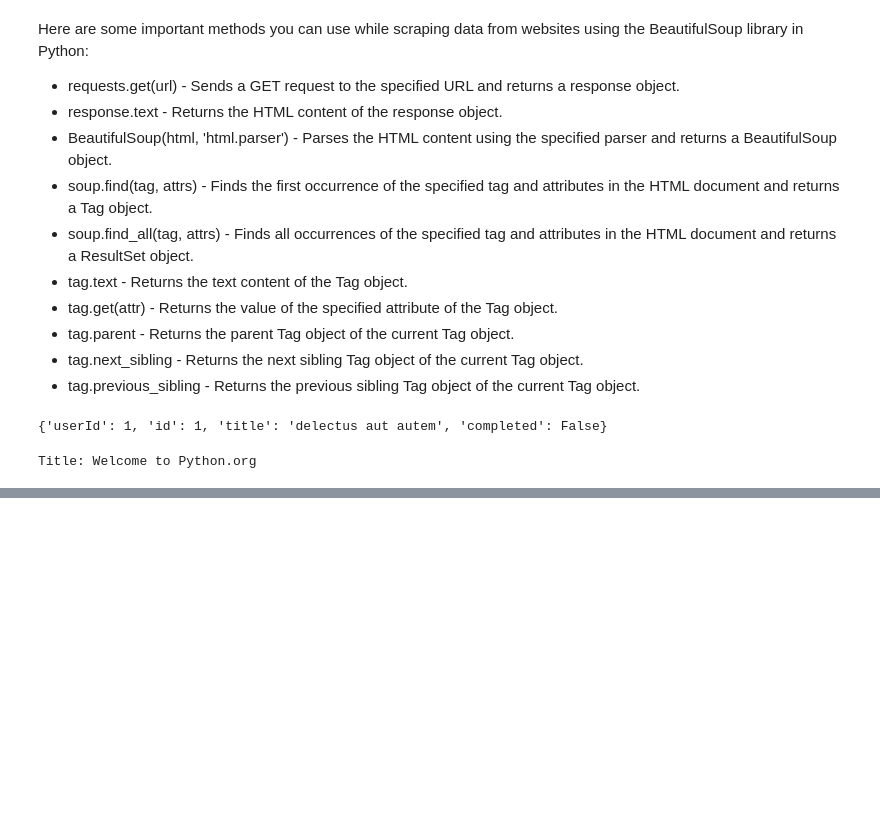
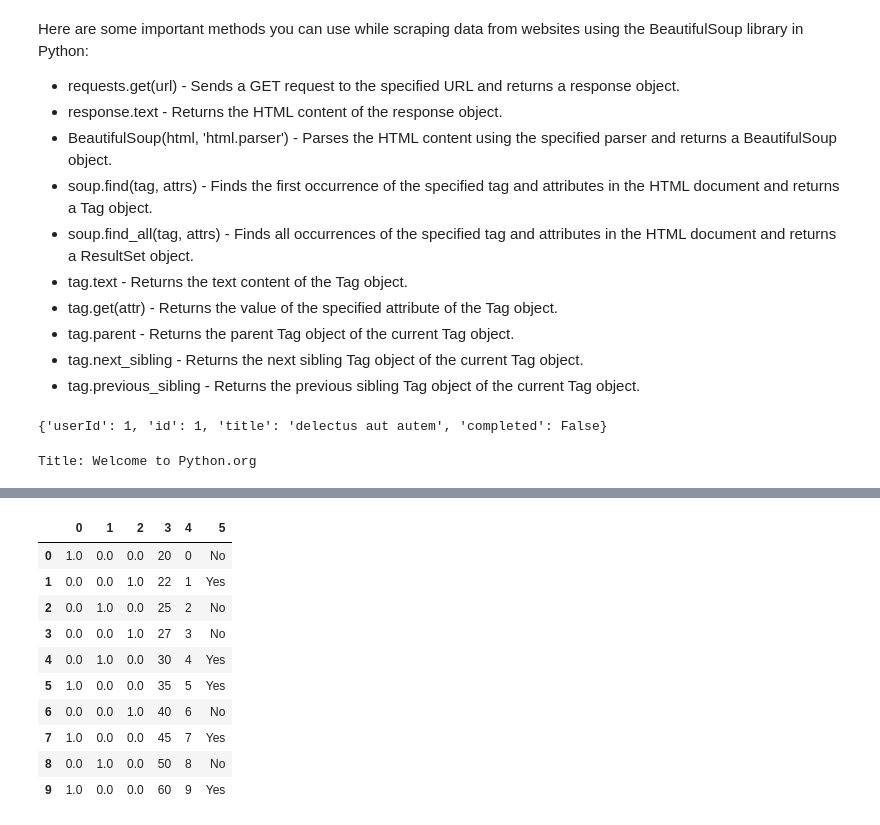
Before and after one commit to Prashantkr57/Python-for-Data-Analyst, a Jupyter notebook: Python_for_Data_Analyst.ipynb, the cells around one changed output, grey strips where cells are left out. Drawn from its saved outputs; the diff is of its cells as text; code cells hidden in the pictures; blank space fills up the shorter version.

```diff
--- a/Python_for_Data_Analyst.ipynb
+++ b/Python_for_Data_Analyst.ipynb
@@ -580,0 +625,17 @@ Title: Welcome to Python.org
+# %%
+# Importing the libraries
+import numpy as np
+import pandas as pd
+
+# Generate the dataset
+dataset = pd.DataFrame({
+    'age': [20, 22, 25, 27, 30, 35, 40, 45, 50, 60],
+    'salary': [25000, 35000, 45000, 55000, 65000, 75000, 85000, 95000, 105000, 120000],
+    'country': ['France', 'Spain', 'Germany', 'Spain', 'Germany', 'France', 'Spain', 'France', 'Germany', 'France'],
+    'purchased': ['No', 'Yes', 'No', 'No', 'Yes', 'Yes', 'No', 'Yes', 'No', 'Yes']
+})
+
+# Taking care of missing data
+print(dataset.isnull().sum()) # check if there is any missing data
+# No missing data found in this dataset, so no need to take care of missing data.
+dataset
@@ -580,0 +659,8 @@ Title: Welcome to Python.org
+# %%
+# Encoding categorical data
+from sklearn.preprocessing import LabelEncoder, OneHotEncoder
+from sklearn.compose import ColumnTransformer
+
+labelencoder_X = LabelEncoder()
+dataset['country'] = labelencoder_X.fit_transform(dataset['country'])
+dataset
@@ -580,0 +679,21 @@ Title: Welcome to Python.org
+# %%
+# one hot encoding for country column
+ct = ColumnTransformer([("Country", OneHotEncoder(), [2])], remainder = 'passthrough')
+dataset = ct.fit_transform(dataset)
+dataset = pd.DataFrame(dataset)
+
+labelencoder_y = LabelEncoder()
+dataset[4] = labelencoder_y.fit_transform(dataset[4])
+dataset
+# %% [output]
+|  | 0 | 1 | 2 | 3 | 4 | 5 |
+| 0 | 1.0 | 0.0 | 0.0 | 20 | 0 | No |
+| 1 | 0.0 | 0.0 | 1.0 | 22 | 1 | Yes |
+| 2 | 0.0 | 1.0 | 0.0 | 25 | 2 | No |
+| 3 | 0.0 | 0.0 | 1.0 | 27 | 3 | No |
+| 4 | 0.0 | 1.0 | 0.0 | 30 | 4 | Yes |
+| 5 | 1.0 | 0.0 | 0.0 | 35 | 5 | Yes |
+| 6 | 0.0 | 0.0 | 1.0 | 40 | 6 | No |
+| 7 | 1.0 | 0.0 | 0.0 | 45 | 7 | Yes |
+| 8 | 0.0 | 1.0 | 0.0 | 50 | 8 | No |
+| 9 | 1.0 | 0.0 | 0.0 | 60 | 9 | Yes |
```
Also changed, not shown: parts of 7 cells of this notebook.
